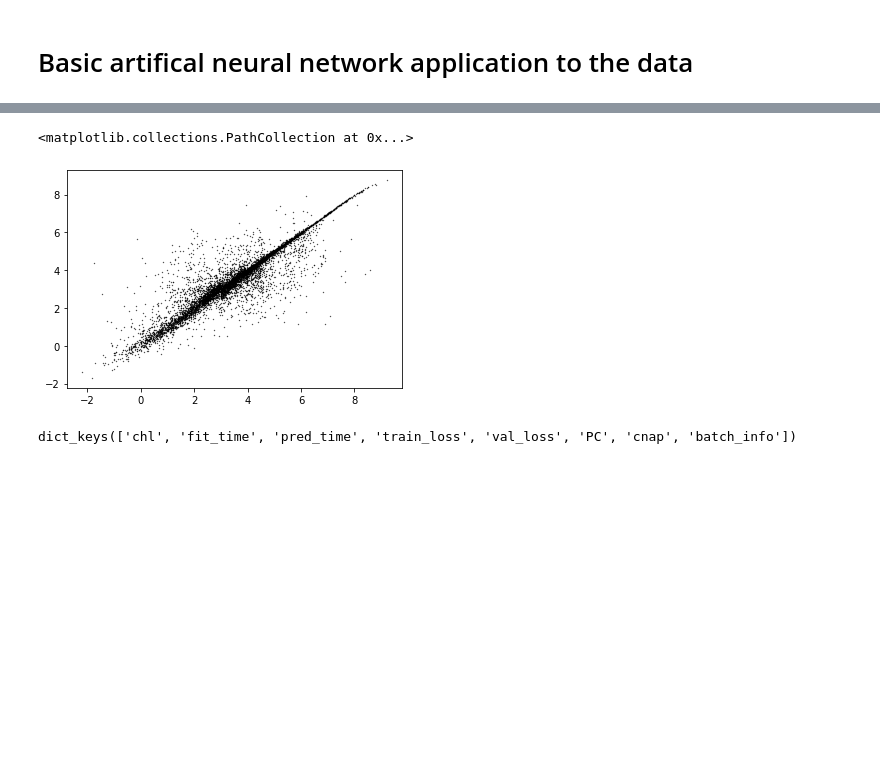
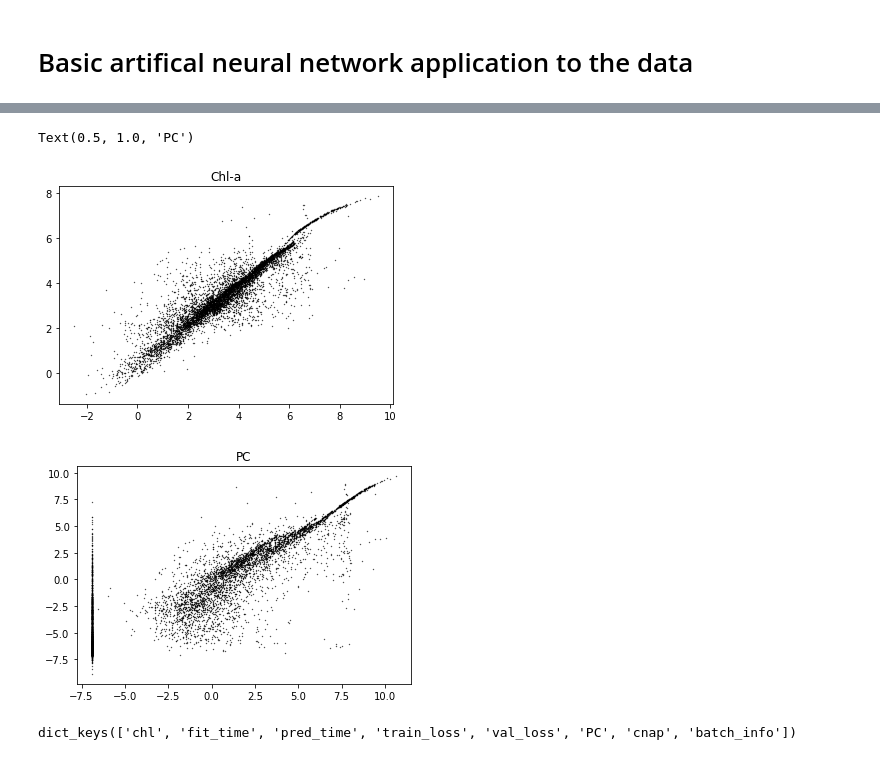
Before and after one commit to JAKravitz/JPL_WQ_ML, a Jupyter notebook: TrainingData.ipynb, the cells around one changed output, grey strips where cells are left out. Saved outputs shown, nothing was run; the diff lists cells and outputs as text; code cells hidden in the pictures; blank space fills up the shorter version.

```diff
--- a/TrainingData.ipynb
+++ b/TrainingData.ipynb
@@ -182,10 +188,17 @@ Epoch 10/10
 # %%
-# plot
+# plot results of final model
+
 fig, ax = plt.subplots()
 ax.scatter(results['chl']['final']['ytest'], results['chl']['final']['yhat'],s=.1,c='k')
+ax.set_title('Chl-a')
+
+fig, ax = plt.subplots()
+ax.scatter(results['PC']['final']['ytest'], results['PC']['final']['yhat'],s=.1,c='k')
+ax.set_title('PC')
 # %% [output]
-<matplotlib.collections.PathCollection at 0x...>
+Text(0.5, 1.0, 'PC')
-[figure, old version]
+[figure, new version]
+[figure, added]
 # %%
 results.keys()
 # %% [output]
```
Also changed, not shown: parts of 5 cells of this notebook.
